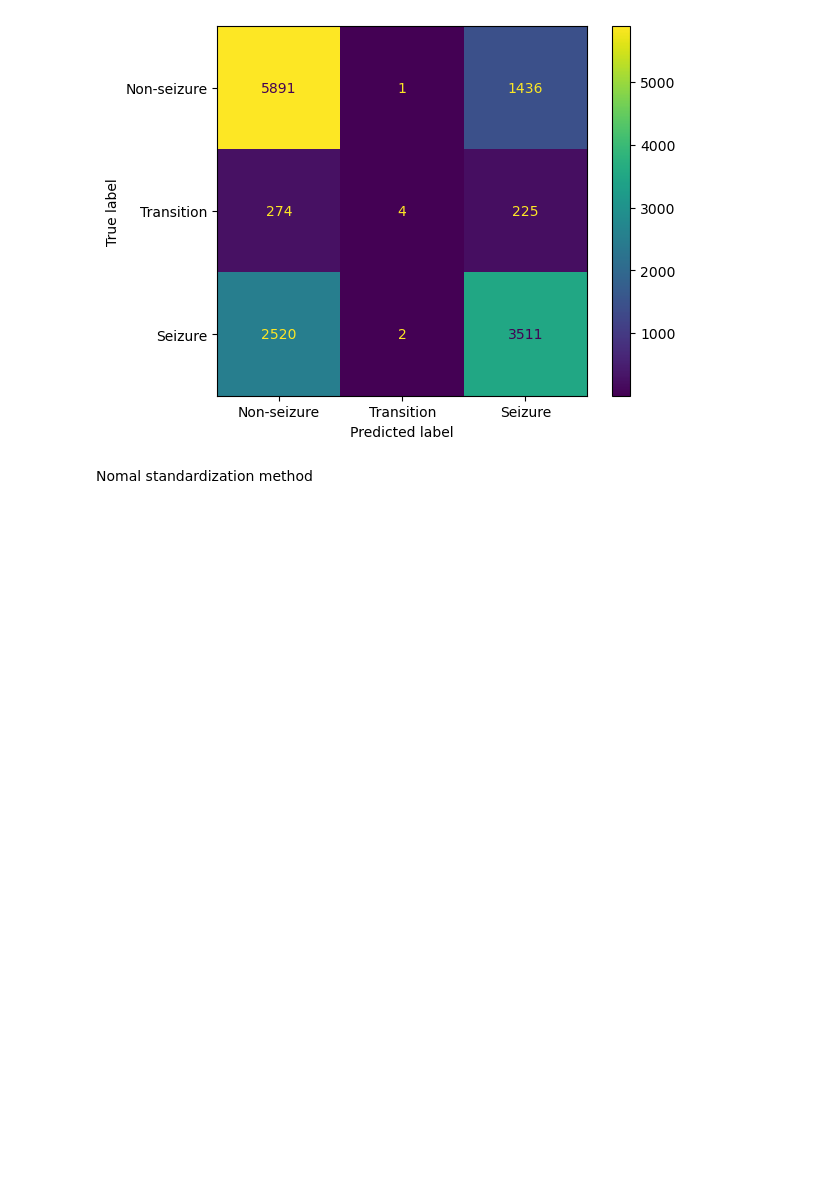
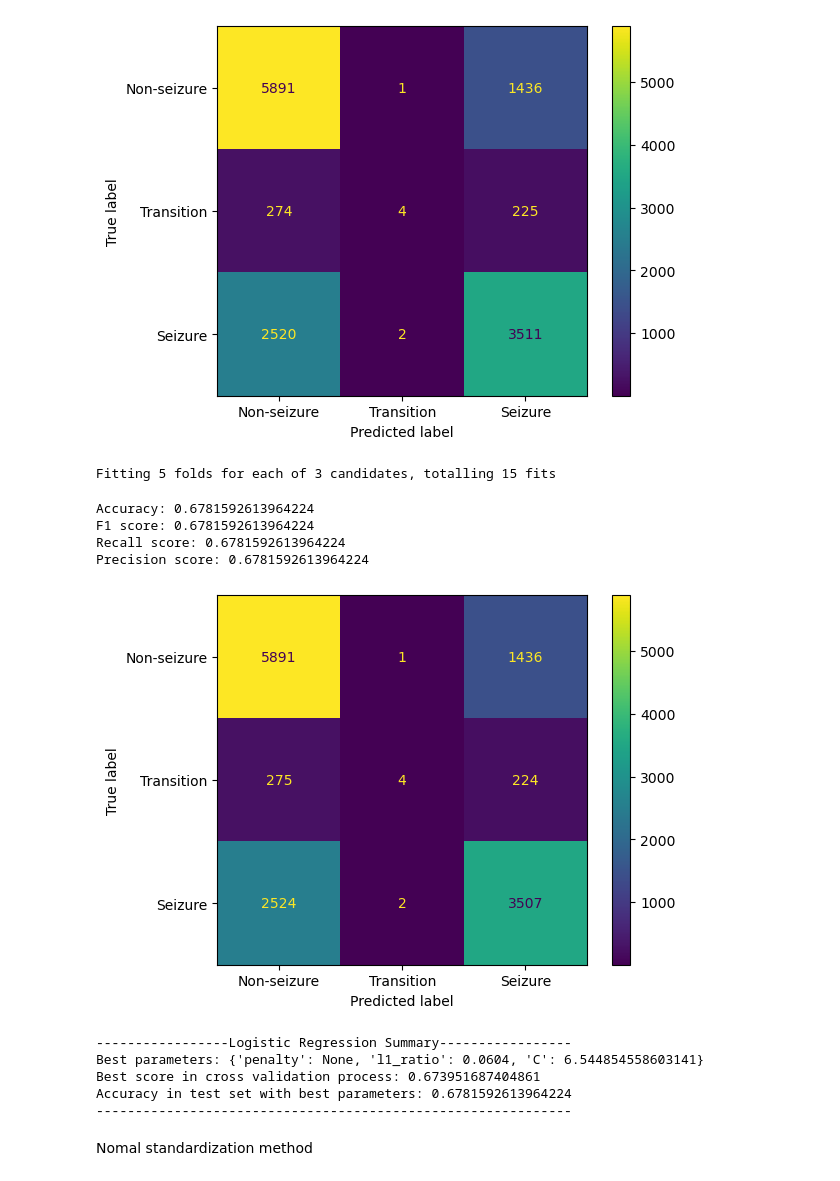
Before and after one commit to Hong-01/EE4C12-Epileptic-Seizure-Detection-using-EEG, a Jupyter notebook: Data_analysis.ipynb, the cells around one changed output. Saved outputs shown, nothing was run; the diff lists cells and outputs as text; code cells hidden in the pictures; blank space fills up the shorter version.

Commit message:
test  on random search (LR)

```diff
--- a/Data_analysis.ipynb
+++ b/Data_analysis.ipynb
@@ -187,6 +187,52 @@ F1 score: 0.6784477784189267
 Recall score: 0.6784477784189267
 Precision score: 0.6784477784189267
 [figure]
+# %%
+# Random search for hyperparameter tuning
+
+n_iter_search = 3 # number of iterations for random search
+clf_lr_rs = LogisticRegression(max_iter=500, solver='saga') # define the model
+
+# define the hyperparameter space
+C = 1/np.power(10, np.arange(-4, 1, 1e-4))
+param_dist = {"penalty": ['l1', 'l2', 'elasticnet', None],
+              "C": C,
+              "l1_ratio": np.arange(0, 1, 1e-4)}
+
+# random search
+random_search = RandomizedSearchCV(clf_lr_rs, param_distributions=param_dist,
+                                   n_iter=n_iter_search, cv=5, verbose=3, n_jobs=8,
+                                   random_state=random_state)
+
+random_search.fit(X_train_selected, y_train)
+
+best_params = random_search.best_params_
+best_score = random_search.best_score_
+
+# Generate the performance value and confusion matrix on test set
+
+y_pred = random_search.predict(X_test_selected)
+Accuracy, F1, Precision, Recall=performance_eval(y_test, y_pred, matrix_display=True, result_return=True)
+
+#linear regression summary
+
+print("-----------------Logistic Regression Summary-----------------")
+print("Best parameters:", best_params)
+print("Best score in cross validation process:", best_score)
+print("Accuracy in test set with best parameters: " + str(Accuracy))
+print("-------------------------------------------------------------")
+# %% [output]
+Fitting 5 folds for each of 3 candidates, totalling 15 fits
+Accuracy: 0.6781592613964224
+F1 score: 0.6781592613964224
+Recall score: 0.6781592613964224
+Precision score: 0.6781592613964224
+[figure, added]
+-----------------Logistic Regression Summary-----------------
+Best parameters: {'penalty': None, 'l1_ratio': 0.0604, 'C': 6.544854558603141}
+Best score in cross validation process: 0.673951687404861
+Accuracy in test set with best parameters: 0.6781592613964224
+-------------------------------------------------------------
 # %% [markdown]
 Nomal standardization  method
 # %%
```
Also changed, not shown: parts of 1 cell of this notebook.
